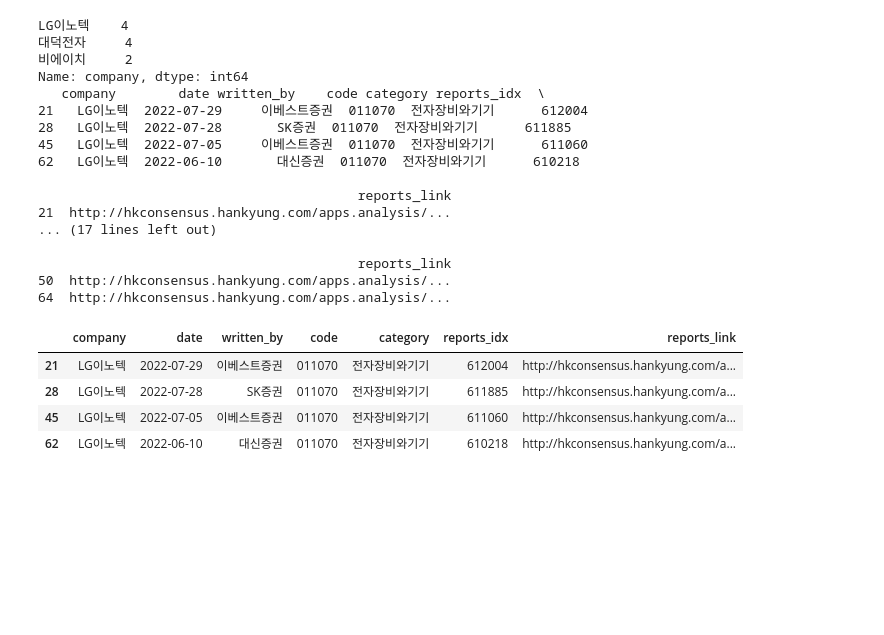
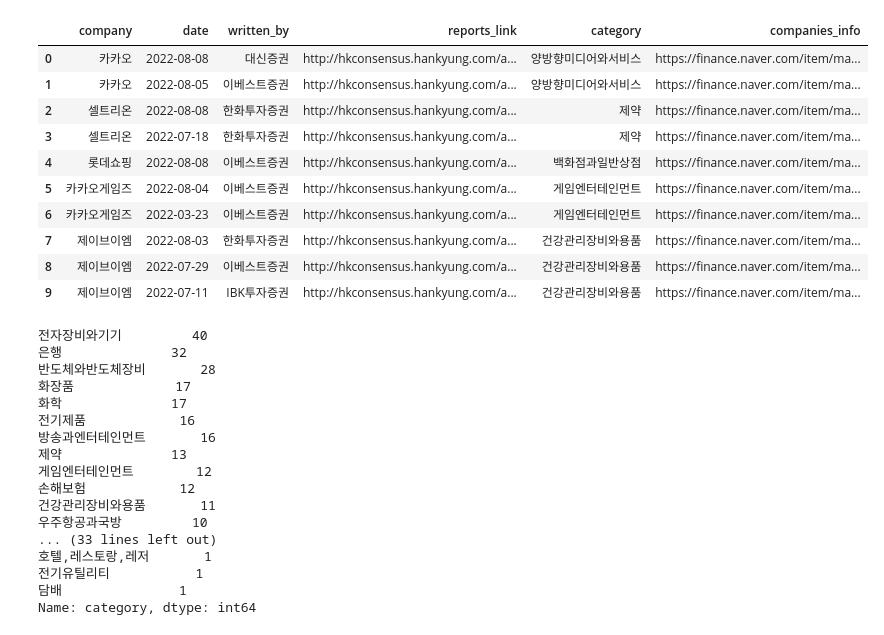
Before and after one commit to dowrave/Project02_Hankyung, a Jupyter notebook: main1/DataProcessing.ipynb, the cells around one changed output. Cells and saved outputs as stored; diff of their text form; code cells hidden in the pictures; blank space fills up the shorter version.

```diff
--- a/main1/DataProcessing.ipynb
+++ b/main1/DataProcessing.ipynb
@@ -16,3 +16,5 @@ rc('font', family='Malgun Gothic')
 
 import warnings
 warnings.filterwarnings(action = 'ignore')
+
+pd.set_option('display.max_colwidth', 100) # 데이터의 길이가 길면 ...되는 부분을 없앰
@@ -116,32 +87,39 @@ sns.barplot(x = reports_df['category'].value_counts().index[0:10], y = reports_d
-# %%
-# 어떤 조건의 데이터를 조회하고 싶다면 조건문을 넣으면 됨 : groupby
-x = reports_df[reports_df['category'] == "전자장비와기기"]['company'].value_counts()
-print(x)
-
-for i in x.index:
-    print(reports_df[reports_df['company'] == f'{i}'])
-
-reports_df[reports_df['company'] == "LG이노텍"]
-# %% [output]
-LG이노텍    4
-대덕전자     4
-비에이치     2
-Name: company, dtype: int64
-   company        date written_by    code category reports_idx  \
-21   LG이노텍  2022-07-29     이베스트증권  011070  전자장비와기기      612004
-28   LG이노텍  2022-07-28       SK증권  011070  전자장비와기기      611885
-45   LG이노텍  2022-07-05     이베스트증권  011070  전자장비와기기      611060
-62   LG이노텍  2022-06-10       대신증권  011070  전자장비와기기      610218
-
-                                         reports_link
-21  http://hkconsensus.hankyung.com/apps.analysis/...
-... (17 lines left out)
-
-                                         reports_link
-50  http://hkconsensus.hankyung.com/apps.analysis/...
-64  http://hkconsensus.hankyung.com/apps.analysis/...
-|  | company | date | written_by | code | category | reports_idx | reports_link |
-| 21 | LG이노텍 | 2022-07-29 | 이베스트증권 | 011070 | 전자장비와기기 | 612004 | http://hkconsensus.hankyung.com/a... |
-| 28 | LG이노텍 | 2022-07-28 | SK증권 | 011070 | 전자장비와기기 | 611885 | http://hkconsensus.hankyung.com/a... |
-| 45 | LG이노텍 | 2022-07-05 | 이베스트증권 | 011070 | 전자장비와기기 | 611060 | http://hkconsensus.hankyung.com/a... |
-| 62 | LG이노텍 | 2022-06-10 | 대신증권 | 011070 | 전자장비와기기 | 610218 | http://hkconsensus.hankyung.com/a... |
+# %%
+reports_df, companies_df, start_date, end_date = read_sql_weeks(read_all = True)
+processing_df(reports_df, companies_df)
+
+total_df = merge_df(reports_df, companies_df)
+total_df.head(10)
+# %% [output]
+|  | company | date | written_by | reports_link | category | companies_info |
+| 0 | 카카오 | 2022-08-08 | 대신증권 | http://hkconsensus.hankyung.com/a... | 양방향미디어와서비스 | https://finance.naver.com/item/ma... |
+| 1 | 카카오 | 2022-08-05 | 이베스트증권 | http://hkconsensus.hankyung.com/a... | 양방향미디어와서비스 | https://finance.naver.com/item/ma... |
+| 2 | 셀트리온 | 2022-08-08 | 한화투자증권 | http://hkconsensus.hankyung.com/a... | 제약 | https://finance.naver.com/item/ma... |
+| 3 | 셀트리온 | 2022-07-18 | 한화투자증권 | http://hkconsensus.hankyung.com/a... | 제약 | https://finance.naver.com/item/ma... |
+| 4 | 롯데쇼핑 | 2022-08-08 | 이베스트증권 | http://hkconsensus.hankyung.com/a... | 백화점과일반상점 | https://finance.naver.com/item/ma... |
+| 5 | 카카오게임즈 | 2022-08-04 | 이베스트증권 | http://hkconsensus.hankyung.com/a... | 게임엔터테인먼트 | https://finance.naver.com/item/ma... |
+| 6 | 카카오게임즈 | 2022-03-23 | 이베스트증권 | http://hkconsensus.hankyung.com/a... | 게임엔터테인먼트 | https://finance.naver.com/item/ma... |
+| 7 | 제이브이엠 | 2022-08-03 | 한화투자증권 | http://hkconsensus.hankyung.com/a... | 건강관리장비와용품 | https://finance.naver.com/item/ma... |
+| 8 | 제이브이엠 | 2022-07-29 | 이베스트증권 | http://hkconsensus.hankyung.com/a... | 건강관리장비와용품 | https://finance.naver.com/item/ma... |
+| 9 | 제이브이엠 | 2022-07-11 | IBK투자증권 | http://hkconsensus.hankyung.com/a... | 건강관리장비와용품 | https://finance.naver.com/item/ma... |
+# %%
+category_lst = total_df['category'].value_counts()
+print(category_lst)
+# %% [output]
+전자장비와기기         40
+은행              32
+반도체와반도체장비       28
+화장품             17
+화학              17
+전기제품            16
+방송과엔터테인먼트       16
+제약              13
+게임엔터테인먼트        12
+손해보험            12
+건강관리장비와용품       11
+우주항공과국방         10
+... (33 lines left out)
+호텔,레스토랑,레저       1
+전기유틸리티           1
+담배               1
+Name: category, dtype: int64
```
Also changed, not shown: parts of 9 cells of this notebook, 2 other files.
